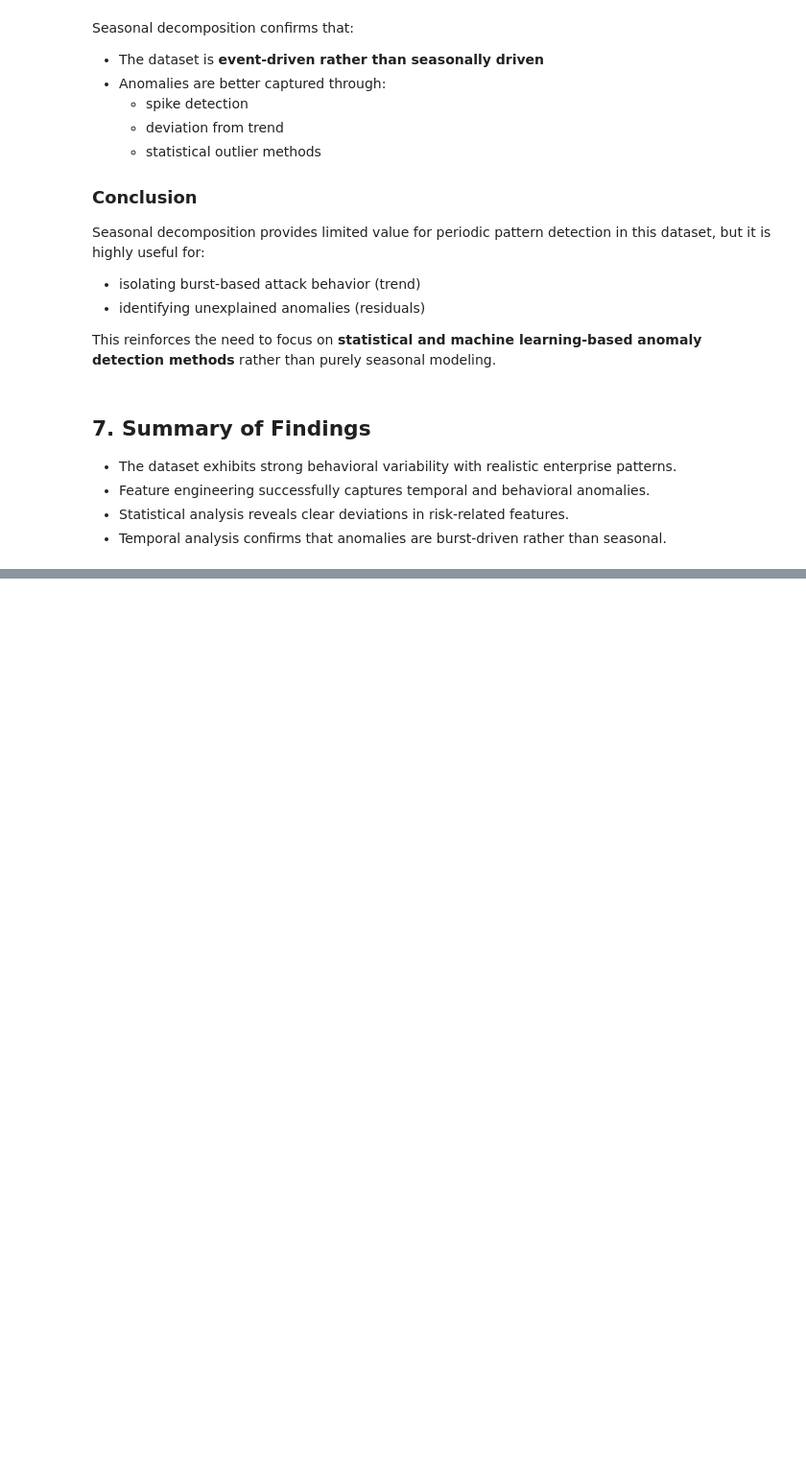
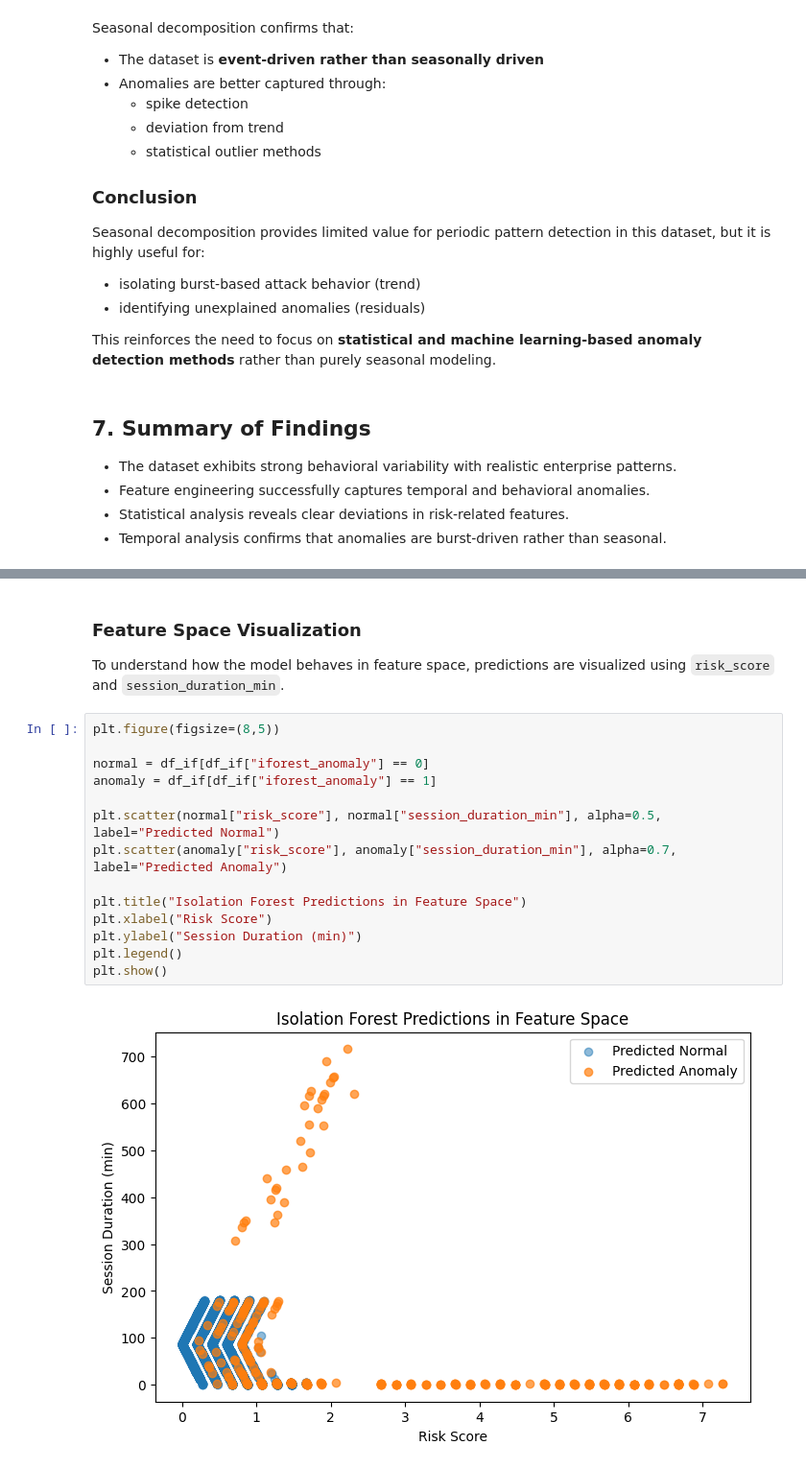
Before and after one commit to 0x0allenace/security-anomaly-project, a Jupyter notebook: notebooks/exploration.ipynb, the cells around one changed output, grey strips where cells are left out. Shown at 96% size. Drawn from its saved outputs; the diff is of its cells as text; blank space fills up the shorter version.

```diff
--- a/notebooks/exploration.ipynb
+++ b/notebooks/exploration.ipynb
@@ -613,0 +654,19 @@ This reinforces the need to focus on **statistical and machine learning-based an
+# %% [markdown]
+### Feature Space Visualization
+To understand how the model behaves in feature space, predictions are visualized using `risk_score` and `session_duration_min`.
+# %%
+plt.figure(figsize=(8,5))
+
+normal = df_if[df_if["iforest_anomaly"] == 0]
+anomaly = df_if[df_if["iforest_anomaly"] == 1]
+
+plt.scatter(normal["risk_score"], normal["session_duration_min"], alpha=0.5, label="Predicted Normal")
+plt.scatter(anomaly["risk_score"], anomaly["session_duration_min"], alpha=0.7, label="Predicted Anomaly")
+
+plt.title("Isolation Forest Predictions in Feature Space")
+plt.xlabel("Risk Score")
+plt.ylabel("Session Duration (min)")
+plt.legend()
+plt.show()
+# %% [output]
+[figure, added]
```
Also changed, not shown: parts of 46 cells of this notebook, 3 other files.
